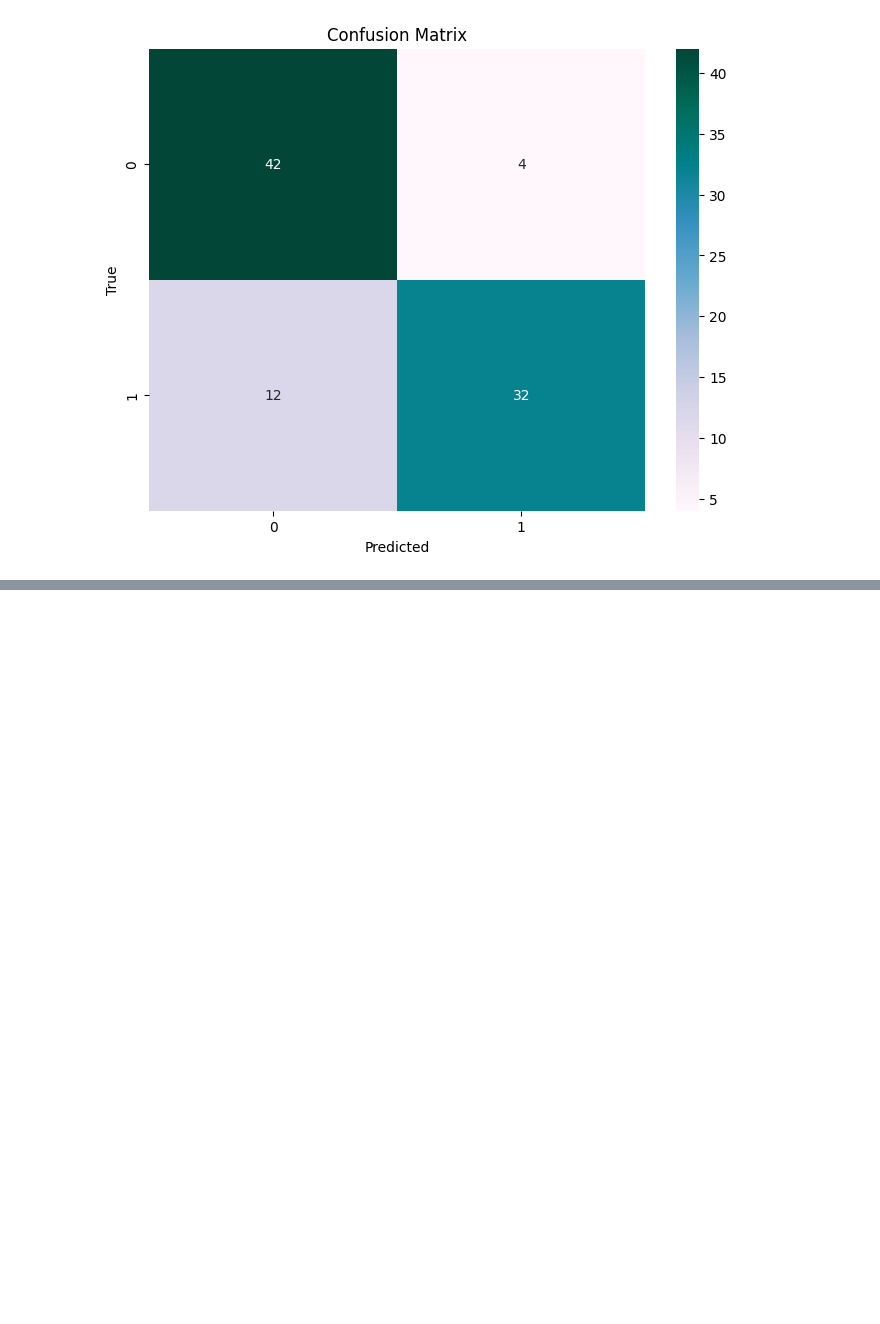
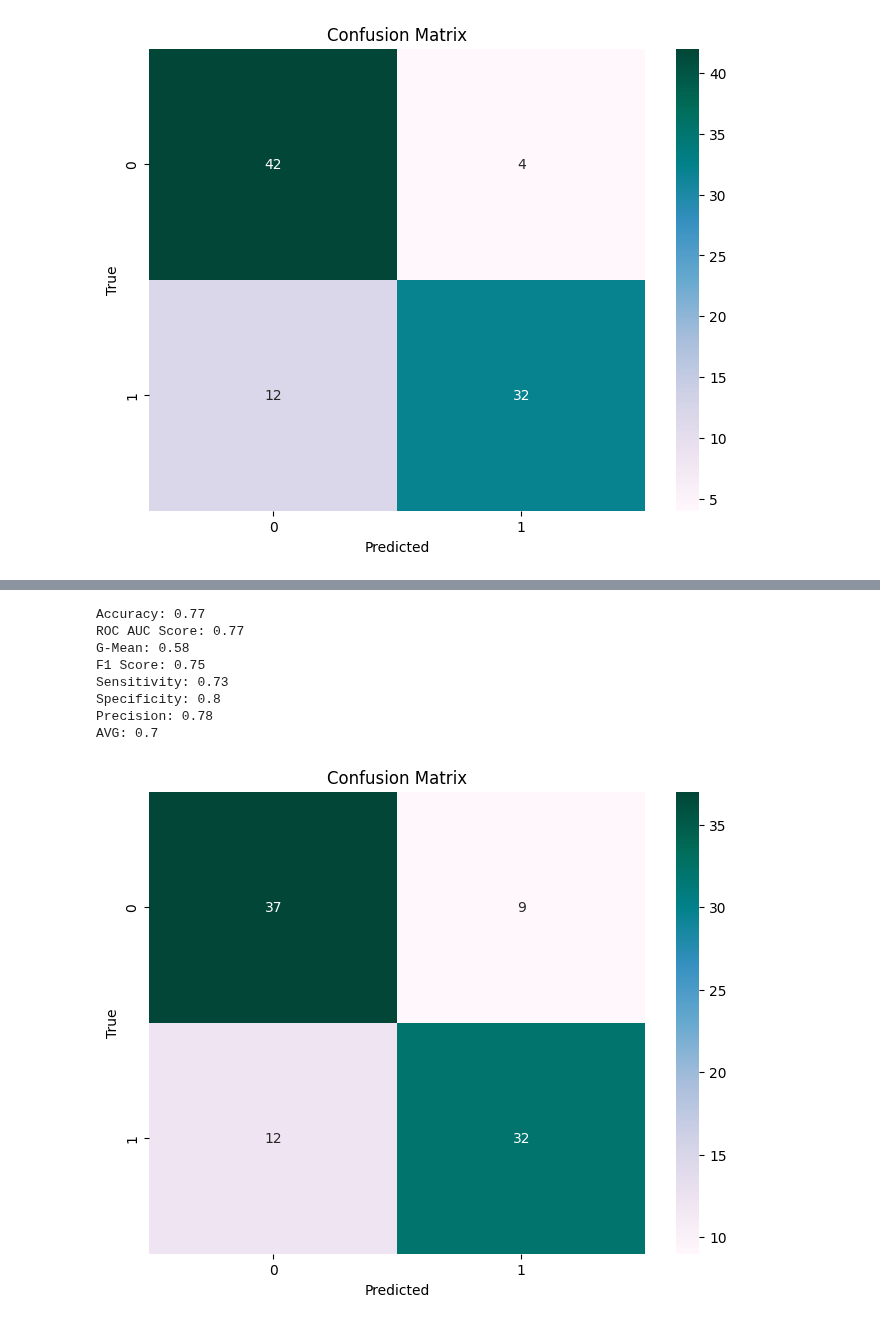
Before and after one commit to MrDomian/Heart-Disease-Risk-Prediction, a Jupyter notebook: Machine learning.ipynb, the cells around one changed output, grey strips where cells are left out. Saved outputs shown, nothing was run; the diff lists cells and outputs as text; code cells hidden in the pictures; blank space fills up the shorter version.

```diff
--- a/Machine learning.ipynb
+++ b/Machine learning.ipynb
@@ -197,0 +217,19 @@ AVG: 0.76
+# %%
+from sklearn.ensemble import GradientBoostingClassifier
+
+model = GradientBoostingClassifier()
+
+y_pred = train_model(model, X_train, X_test, y_train)
+results, conf_matrix = generate_results(y_pred, y_test)
+display_results(results)
+display_confusion_matrix(conf_matrix)
+# %% [output]
+Accuracy: 0.77
+ROC AUC Score: 0.77
+G-Mean: 0.58
+F1 Score: 0.75
+Sensitivity: 0.73
+Specificity: 0.8
+Precision: 0.78
+AVG: 0.7
+[figure, added]
```
Also changed, not shown: parts of 3 cells of this notebook.
